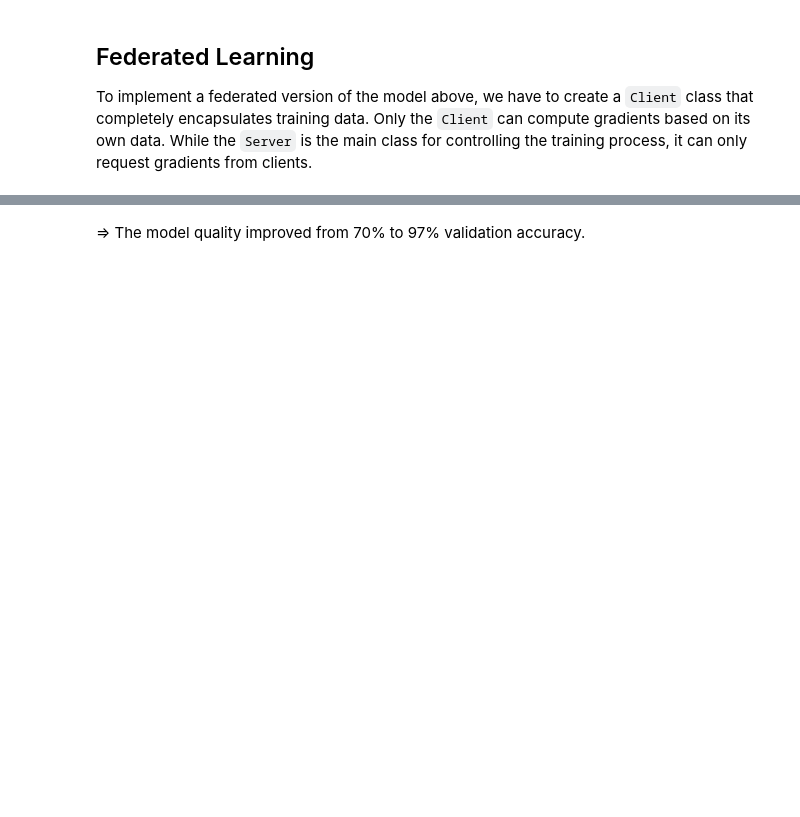
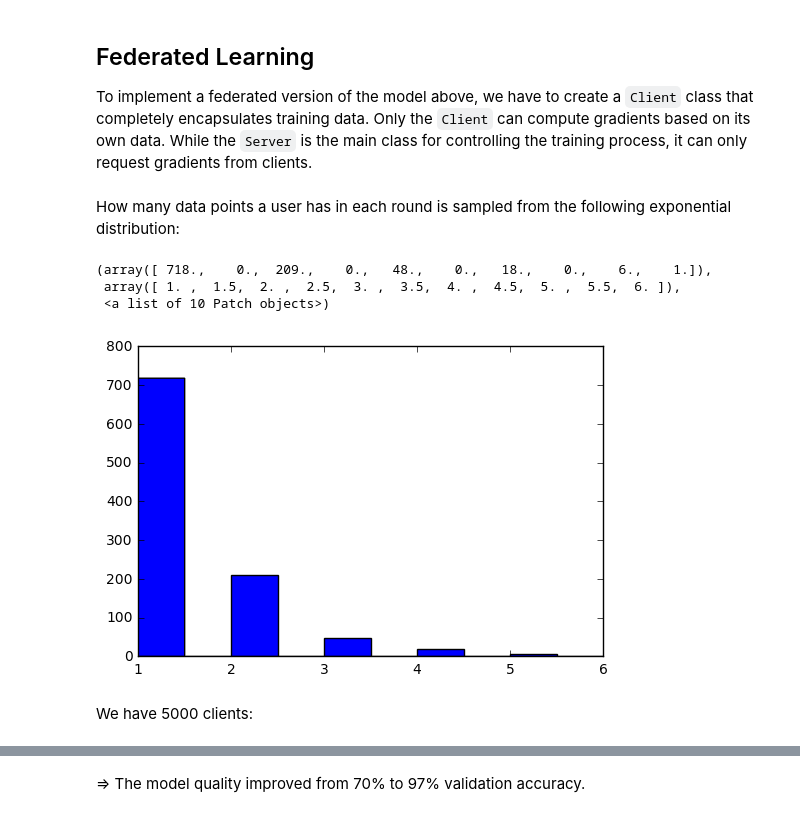
Before and after one commit to florian/federated-learning, a Jupyter notebook: Federated-Learning.ipynb, the cells around one changed output, grey strips where cells are left out. Cells and saved outputs as stored; diff of their text form; code cells hidden in the pictures; blank space fills up the shorter version.

```diff
--- a/Federated-Learning.ipynb
+++ b/Federated-Learning.ipynb
@@ -523,4 +542,16 @@ class Client:
         loss /= len(X)
 
         return gradient, loss
+# %% [markdown]
+How many data points a user has in each round is sampled from the following exponential distribution:
+# %%
+num_datapoints = np.int32(np.random.exponential(.8, size=(1000))) + 1
+plt.hist(num_datapoints)
+# %% [output]
+(array([ 718.,    0.,  209.,    0.,   48.,    0.,   18.,    0.,    6.,    1.]),
+ array([ 1. ,  1.5,  2. ,  2.5,  3. ,  3.5,  4. ,  4.5,  5. ,  5.5,  6. ]),
+ <a list of 10 Patch objects>)
+[figure, added]
+# %% [markdown]
+We have 5000 clients:
 # %%
```
Also changed, not shown: parts of 42 cells of this notebook.
